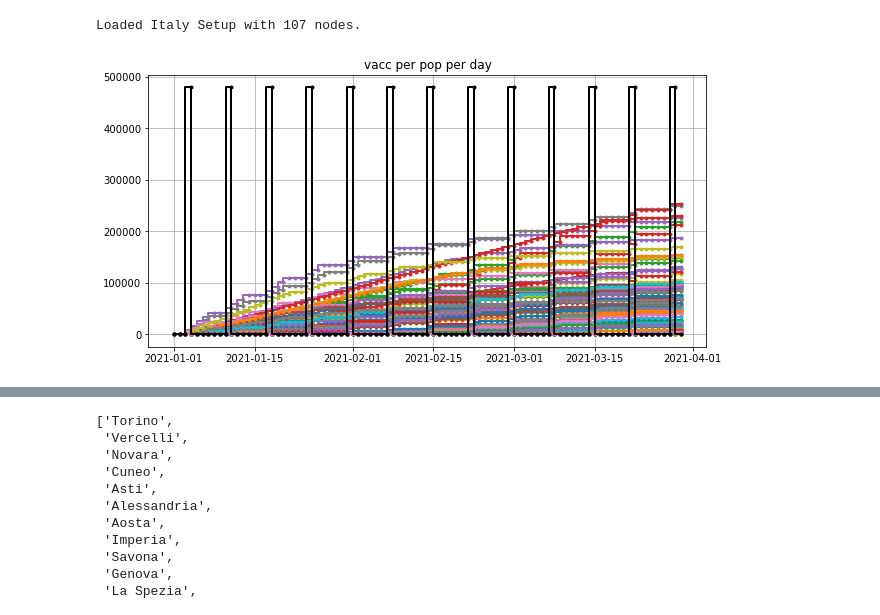
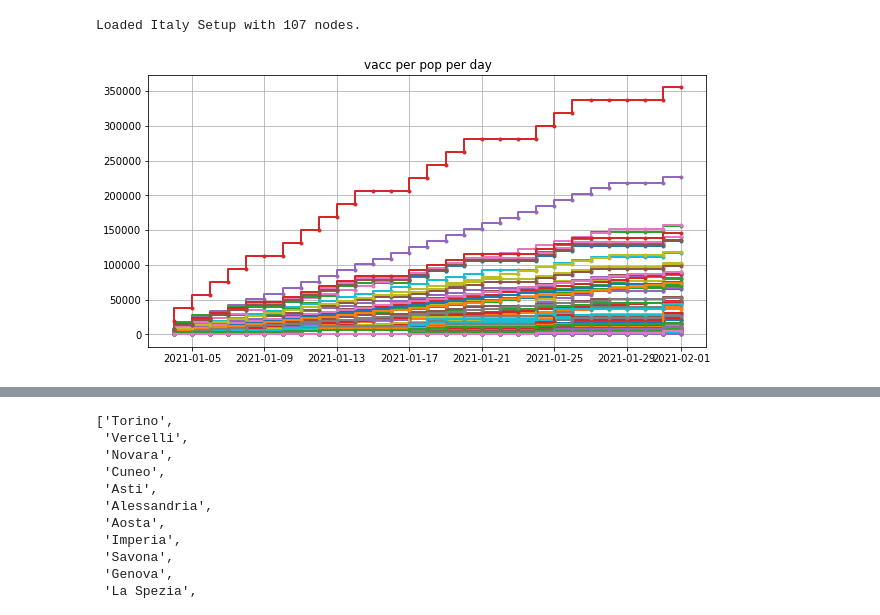
Before and after one commit to jcblemai/COVID-19_italy-vaccination-oc, a Jupyter notebook: analysis_ts.ipynb, the cells around one changed output, grey strips where cells are left out. Saved outputs shown, nothing was run; the diff lists cells and outputs as text; code cells hidden in the pictures.

Commit message:
safety net and setup figure

```diff
--- a/analysis_ts.ipynb
+++ b/analysis_ts.ipynb
@@ -33,7 +33,7 @@ with open(f'italy-data/parameters_{nnodes}_{when}.pkl', 'rb') as inp:
 # %% [output]
 Loaded Italy Setup with 107 nodes.
 # %%
-filename = 'model_output/scenarios_new_30/U-r300-t479700-id10-opi-107_30.csv'
+filename = 'model_output/scenarios_102_30/U-r15-t1000000-id12-opi-107_30.csv'
 mydata = pd.read_csv(filename, index_col= 'date', parse_dates=True)
 maxvaccrate_regional, stockpile_national, stockpile_national_constraint, control_initial = build_scenario(setup, pick_scenario(setup, int(filename.split('-')[-3][2:])))
 mydata['valuepop'] = mydata['value'] / setup.pop_node[mydata['placeID']]
@@ -46,14 +46,14 @@ idx = mydata[(mydata['comp'] == 'vacc')].pivot(columns = 'place', values='value'
 # %%
 fig, ax = plt.subplots(1,1, figsize = (10,5))
 i = 8
 st = states_names[i]
 st = 'vacc'
 value = 'value'
 
-ax.step(idx, mydata[(mydata['comp'] == st)].pivot(columns = 'place', values=value).cumsum()/, lw = 2, ls = '-', marker='.')
+ax.step(idx, mydata[(mydata['comp'] == st)].pivot(columns = 'place', values=value).cumsum(), lw = 2, ls = '-', marker='.')
 #ax.step(idx, stockpile_national, lw = 2, ls = '-', marker='.', c = 'k')
 
 ax.set_title(st + ' per pop per day');
 ax.grid()
 # %% [output]
-[figure, old version]
+[figure, new version]
```
Also changed, not shown: parts of 4 cells of this notebook, 3 other files.
